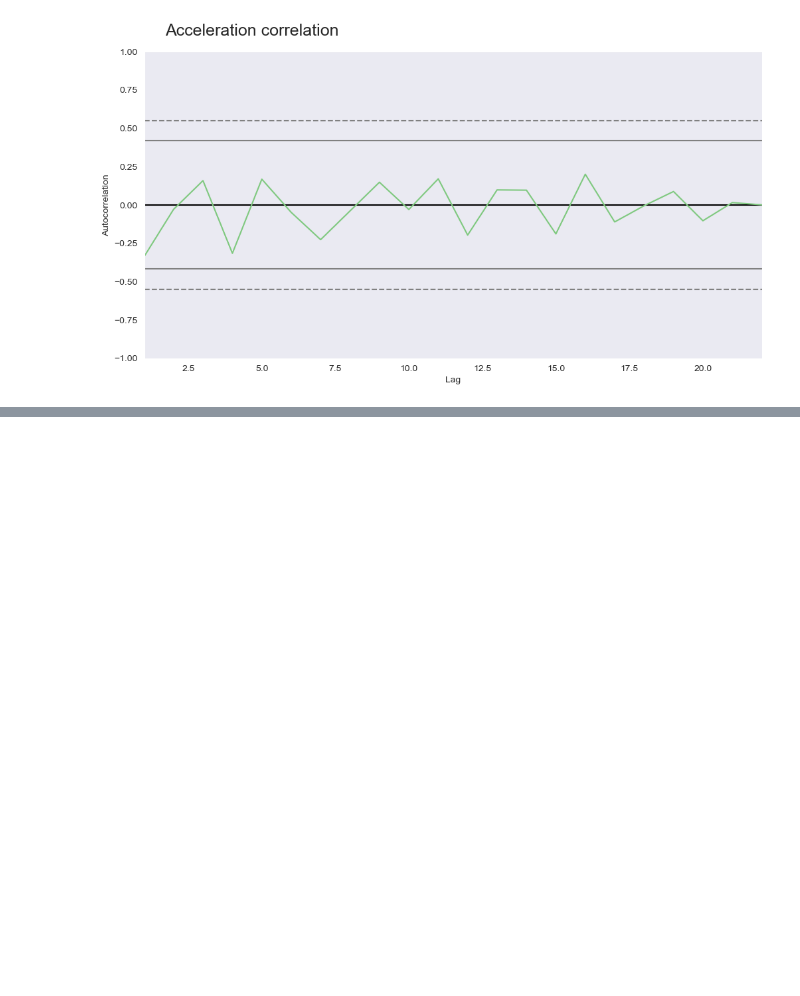
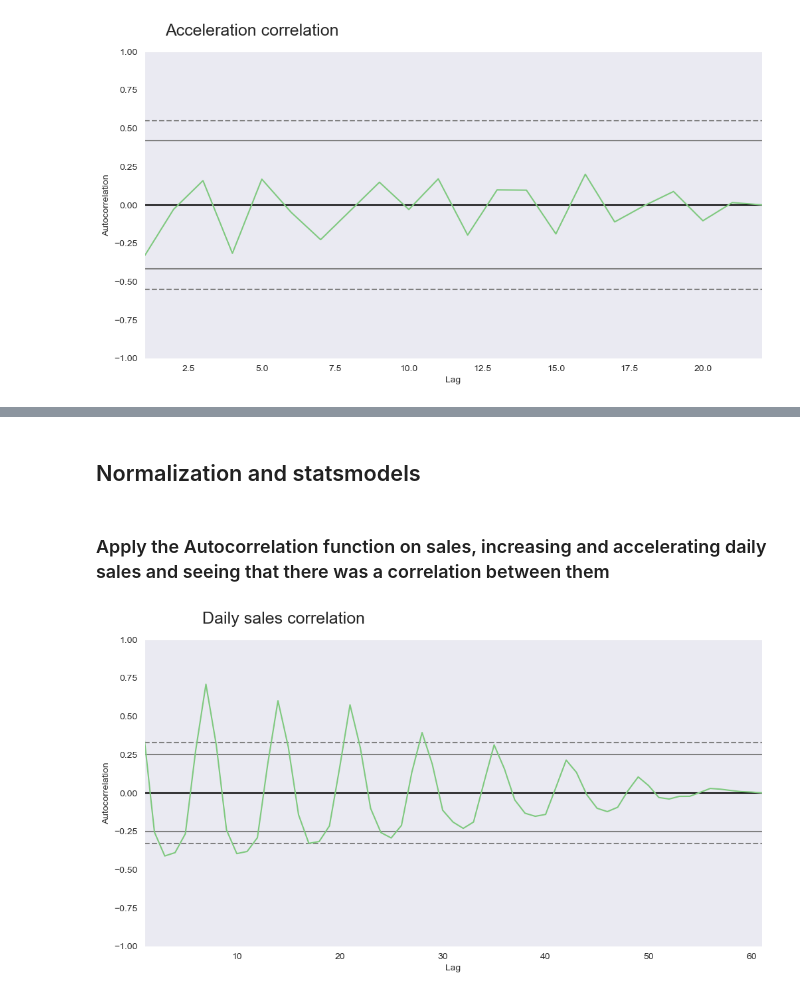
Before and after one commit to migueltosi/time-series-analysis, a Jupyter notebook: time_series_revision1.ipynb, the cells around one changed output, grey strips where cells are left out. Drawn from its saved outputs; the diff is of its cells as text; code cells hidden in the pictures; blank space fills up the shorter version.

```diff
--- a/time_series_revision1.ipynb
+++ b/time_series_revision1.ipynb
@@ -157,0 +321,3 @@ ax = ax
+# %%
+sales_per_day['day_of_the_week'] = sales_per_day['day'].dt.day_name()
+sales_per_day.head()
@@ -157,0 +331,2 @@ ax = ax
+# %%
+sales_per_day['day'] = pd.to_datetime(sales_per_day['day'])
@@ -157,0 +346,11 @@ ax = ax
+# %% [markdown]
+## Normalization and statsmodels
+# %% [markdown]
+### Apply the Autocorrelation function on sales, increasing and accelerating daily sales and seeing that there was a correlation between them
+# %%
+ax = plt.figure(figsize = (12,6))
+ax.suptitle('Daily sales correlation', fontsize=18, x=0.3, y=0.95)
+autocorrelation_plot(sales_per_day['sales'])
+ax = ax
+# %% [output]
+[figure, added]
```
Also changed, not shown: parts of 48 cells of this notebook.
